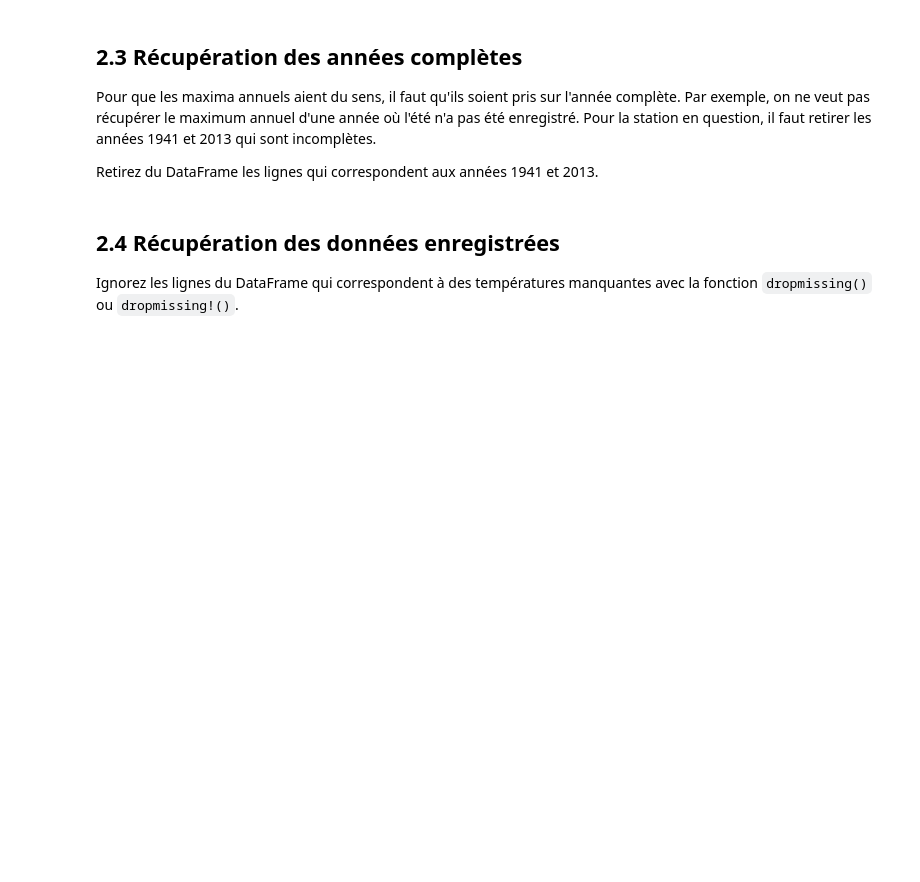
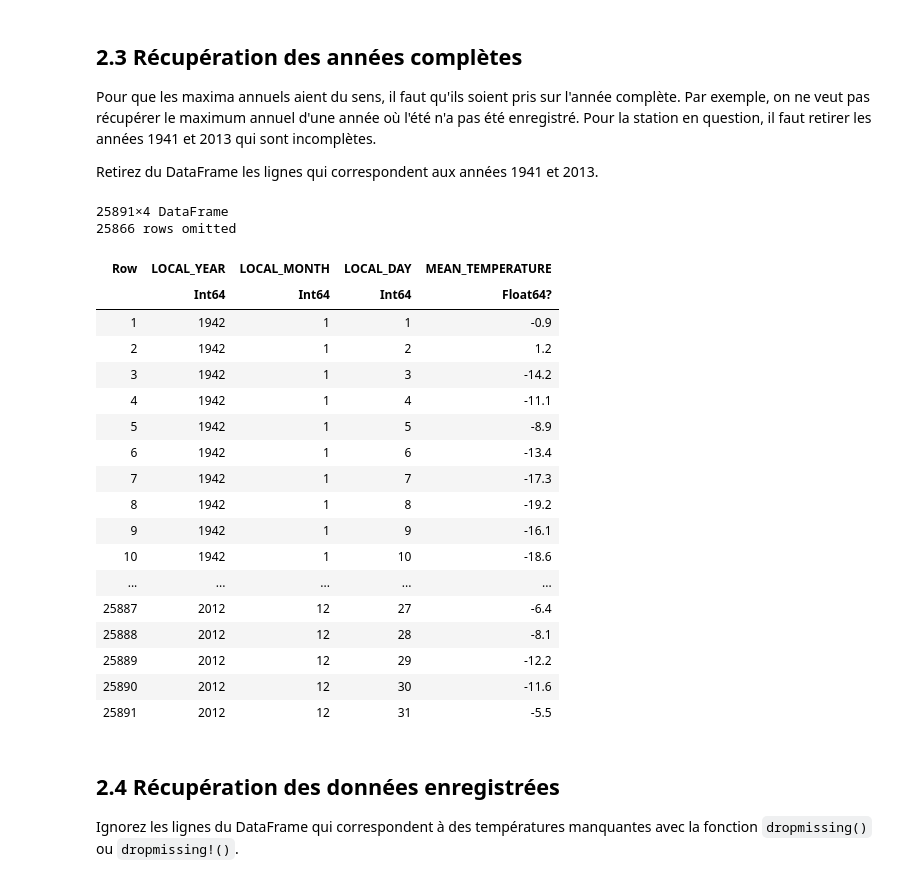
Before and after one commit to liotrique/MTH3302, a Jupyter notebook: TD01/TD1.ipynb, the cells around one changed output. Drawn from its saved outputs; the diff is of its cells as text; code cells hidden in the pictures; blank space fills up the shorter version.

```diff
--- a/TD01/TD1.ipynb
+++ b/TD01/TD1.ipynb
@@ -225,6 +248,29 @@ du DataFrame avec la fonction `select()` ou `select!()`.
 Pour que les maxima annuels aient du sens, il faut qu'ils soient pris sur l'année complète. Par exemple, on ne veut pas récupérer le maximum annuel d'une année où l'été n'a pas été enregistré. Pour la station en question, il faut retirer les années 1941 et 2013 qui sont incomplètes.
 
 Retirez du DataFrame les lignes qui correspondent aux années 1941 et 2013.
+# %%
+filteredData = filter(row -> !(row.LOCAL_YEAR in [1941, 2013]), selectedData)
+# %% [output]
+25891×4 DataFrame
+25866 rows omitted
+| Row | LOCAL_YEAR | LOCAL_MONTH | LOCAL_DAY | MEAN_TEMPERATURE |
+|  | Int64 | Int64 | Int64 | Float64? |
+| 1 | 1942 | 1 | 1 | -0.9 |
+| 2 | 1942 | 1 | 2 | 1.2 |
+| 3 | 1942 | 1 | 3 | -14.2 |
+| 4 | 1942 | 1 | 4 | -11.1 |
+| 5 | 1942 | 1 | 5 | -8.9 |
+| 6 | 1942 | 1 | 6 | -13.4 |
+| 7 | 1942 | 1 | 7 | -17.3 |
+| 8 | 1942 | 1 | 8 | -19.2 |
+| 9 | 1942 | 1 | 9 | -16.1 |
+| 10 | 1942 | 1 | 10 | -18.6 |
+| ... | ... | ... | ... | ... |
+| 25887 | 2012 | 12 | 27 | -6.4 |
+| 25888 | 2012 | 12 | 28 | -8.1 |
+| 25889 | 2012 | 12 | 29 | -12.2 |
+| 25890 | 2012 | 12 | 30 | -11.6 |
+| 25891 | 2012 | 12 | 31 | -5.5 |
 # %% [markdown]
 ## 2.4 Récupération des données enregistrées
 
```
Also changed, not shown: parts of 9 cells of this notebook.
